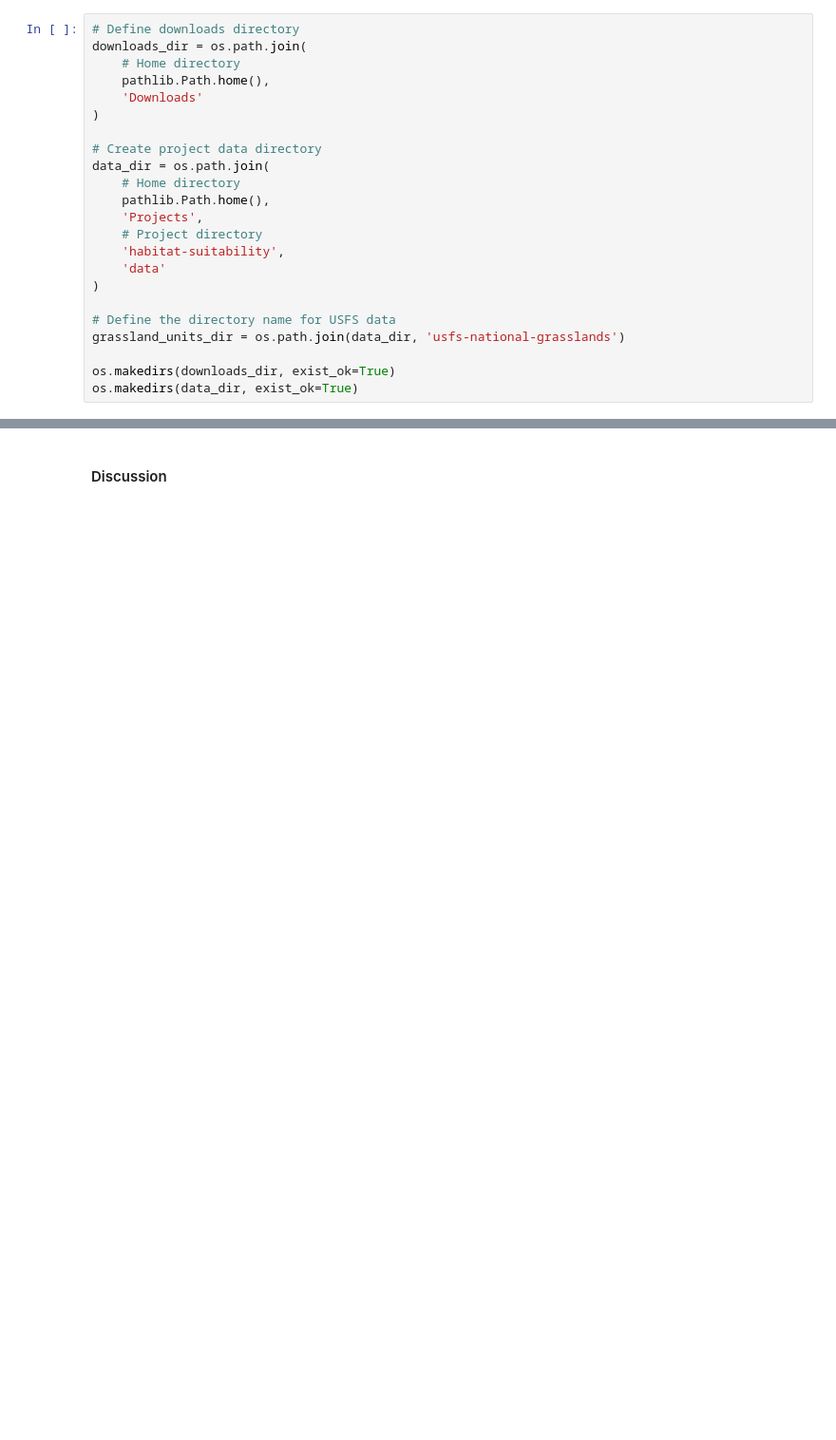
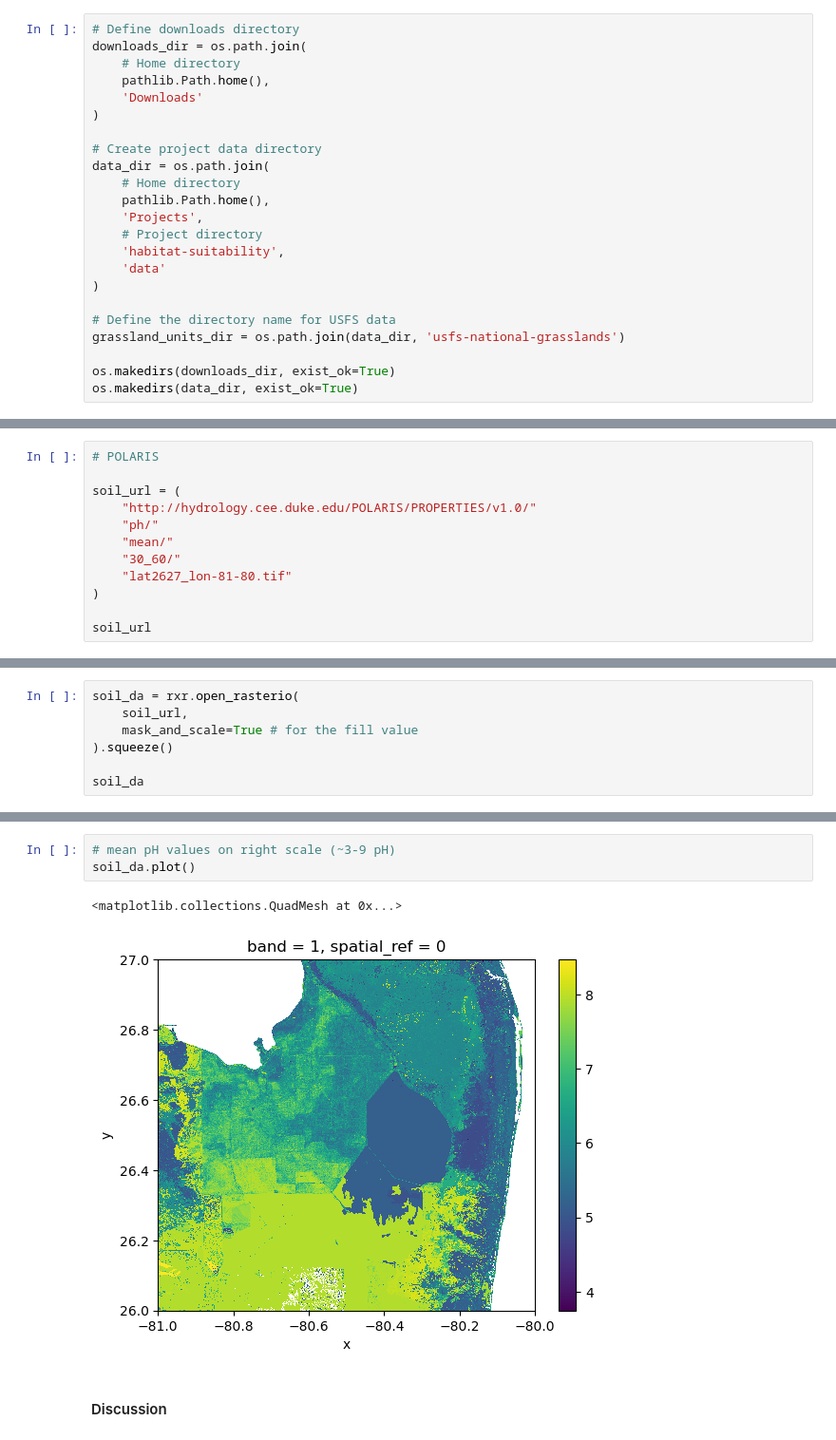
Before and after one commit to lauren-alexandra/habitat-suitability, a Jupyter notebook: habitat-suitability.ipynb, the cells around one changed output, grey strips where cells are left out. Shown at 95% size. Saved outputs shown, nothing was run; the diff lists cells and outputs as text; blank space fills up the shorter version.

Commit message:
download polaris

```diff
--- a/habitat-suitability.ipynb
+++ b/habitat-suitability.ipynb
@@ -111,3 +112,15 @@ or_grassland_gdf.hvplot(
 )
 # %% [output]
 [interactive output not drawn]
+# %%
+# POLARIS
+
+soil_url = (
+    "http://hydrology.cee.duke.edu/POLARIS/PROPERTIES/v1.0/"
+    "ph/"
+    "mean/"
+    "30_60/"
+    "lat2627_lon-81-80.tif"
+)
+
+soil_url
@@ -113,0 +129,7 @@ or_grassland_gdf.hvplot(
+# %%
+soil_da = rxr.open_rasterio(
+    soil_url,
+    mask_and_scale=True # for the fill value
+).squeeze()
+
+soil_da
@@ -114,3 +146,9 @@ or_grassland_gdf.hvplot(
+# %%
+# mean pH values on right scale (~3-9 pH)
+soil_da.plot()
+# %% [output]
+<matplotlib.collections.QuadMesh at 0x...>
+[figure, added]
 # %% [markdown]
 #### Discussion
 # %% [markdown]
```
Also changed, not shown: parts of 3 cells of this notebook.
